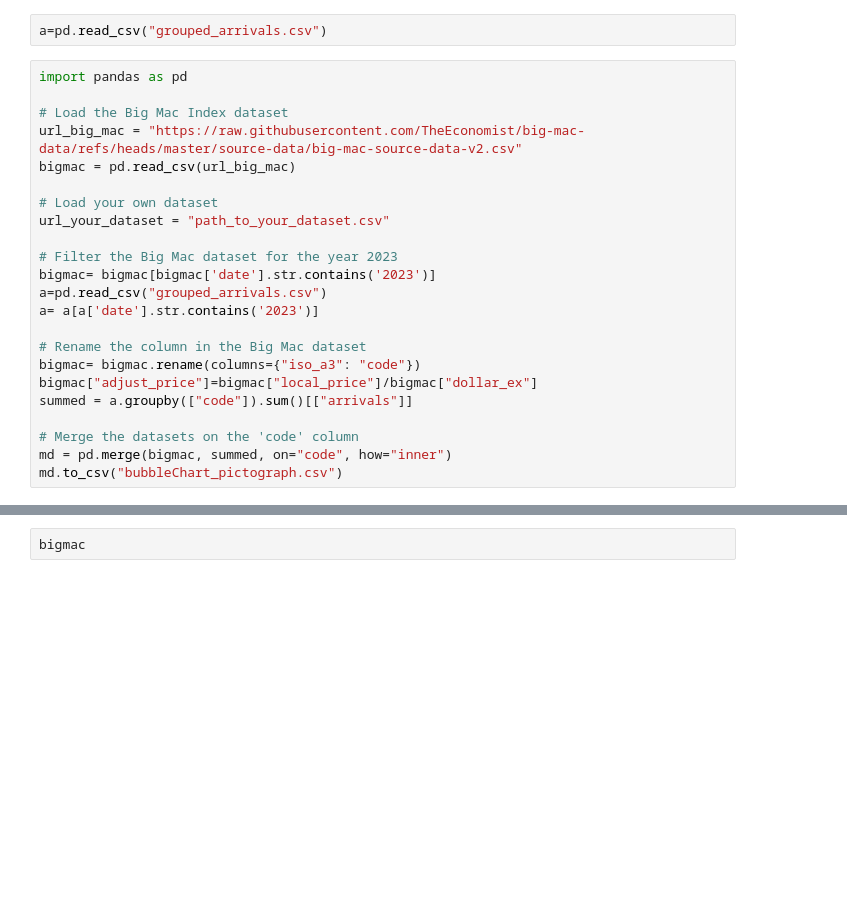
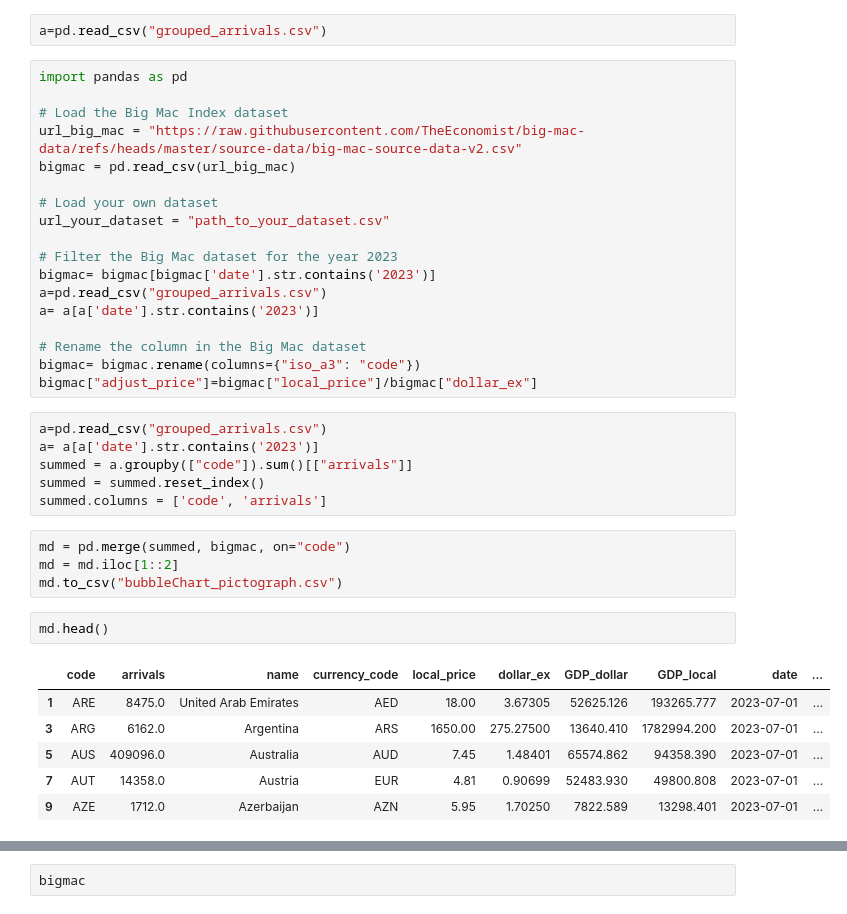
Before and after one commit to steverahardjo/viz02, a Jupyter notebook: src/dataset/proccessing.ipynb, the cells around one changed output, grey strips where cells are left out. Saved outputs shown, nothing was run; the diff lists cells and outputs as text; blank space fills up the shorter version.

Commit message:
new dataset bubble chart

```diff
--- a/src/dataset/proccessing.ipynb
+++ b/src/dataset/proccessing.ipynb
@@ -114,8 +114,22 @@ a= a[a['date'].str.contains('2023')]
 # Rename the column in the Big Mac dataset
 bigmac= bigmac.rename(columns={"iso_a3": "code"})
 bigmac["adjust_price"]=bigmac["local_price"]/bigmac["dollar_ex"]
-summed = a.groupby(["code"]).sum()[["arrivals"]]
-
-# Merge the datasets on the 'code' column
-md = pd.merge(bigmac, summed, on="code", how="inner")
-md.to_csv("bubbleChart_pictograph.csv")
+# %%
+a=pd.read_csv("grouped_arrivals.csv")
+a= a[a['date'].str.contains('2023')]
+summed = a.groupby(["code"]).sum()[["arrivals"]]
+summed = summed.reset_index()
+summed.columns = ['code', 'arrivals']
+# %%
+md = pd.merge(summed, bigmac, on="code")
+md = md.iloc[1::2]
+md.to_csv("bubbleChart_pictograph.csv")
+# %%
+md.head()
+# %% [output]
+|  | code | arrivals | name | currency_code | local_price | dollar_ex | GDP_dollar | GDP_local | date | ... |
+| 1 | ARE | 8475.0 | United Arab Emirates | AED | 18.00 | 3.67305 | 52625.126 | 193265.777 | 2023-07-01 | ... |
+| 3 | ARG | 6162.0 | Argentina | ARS | 1650.00 | 275.27500 | 13640.410 | 1782994.200 | 2023-07-01 | ... |
+| 5 | AUS | 409096.0 | Australia | AUD | 7.45 | 1.48401 | 65574.862 | 94358.390 | 2023-07-01 | ... |
+| 7 | AUT | 14358.0 | Austria | EUR | 4.81 | 0.90699 | 52483.930 | 49800.808 | 2023-07-01 | ... |
+| 9 | AZE | 1712.0 | Azerbaijan | AZN | 5.95 | 1.70250 | 7822.589 | 13298.401 | 2023-07-01 | ... |
```
Also changed, not shown: parts of 5 cells of this notebook, 3 other files.
